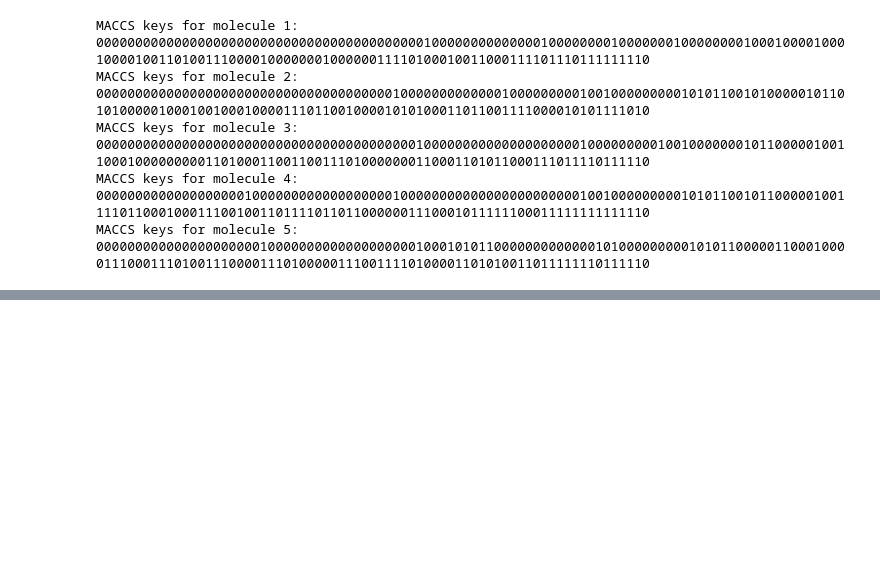
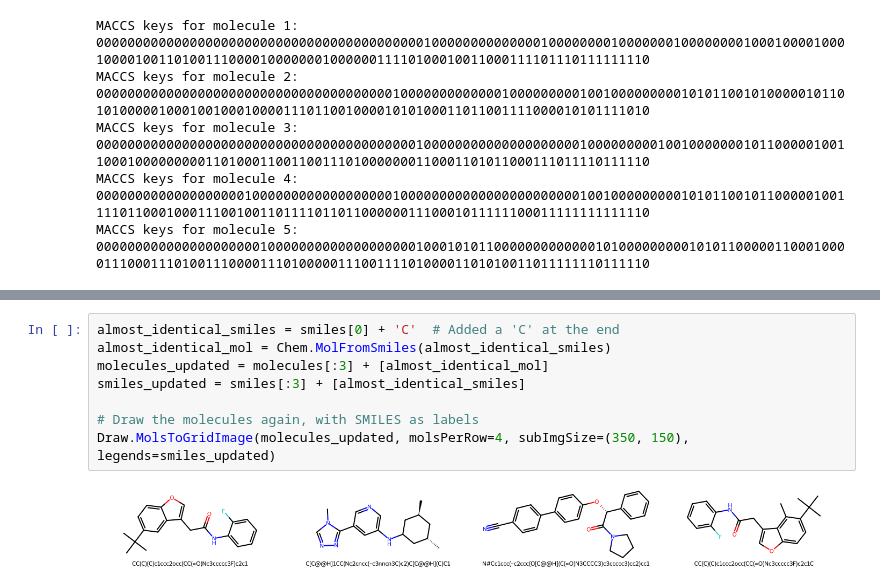
Before and after one commit to rhyan10/unsupervised-learning-molecular-systems, a Jupyter notebook: 1-Representations-and-Descriptors/1-Fingerprints-and-SMILES.ipynb, the cells around one changed output, grey strips where cells are left out. Saved outputs shown, nothing was run; the diff lists cells and outputs as text; blank space fills up the shorter version.

```diff
--- a/1-Representations-and-Descriptors/1-Fingerprints-and-SMILES.ipynb
+++ b/1-Representations-and-Descriptors/1-Fingerprints-and-SMILES.ipynb
@@ -159,0 +168,10 @@ For fingerprints of length 1024: 38 non-unique bits, 103 total bit collisions.
+# %%
+almost_identical_smiles = smiles[0] + 'C'  # Added a 'C' at the end
+almost_identical_mol = Chem.MolFromSmiles(almost_identical_smiles)
+molecules_updated = molecules[:3] + [almost_identical_mol]
+smiles_updated = smiles[:3] + [almost_identical_smiles]
+
+# Draw the molecules again, with SMILES as labels
+Draw.MolsToGridImage(molecules_updated, molsPerRow=4, subImgSize=(350, 150), legends=smiles_updated)
+# %% [output]
+[figure, added]
```
Also changed, not shown: parts of 8 cells of this notebook.
